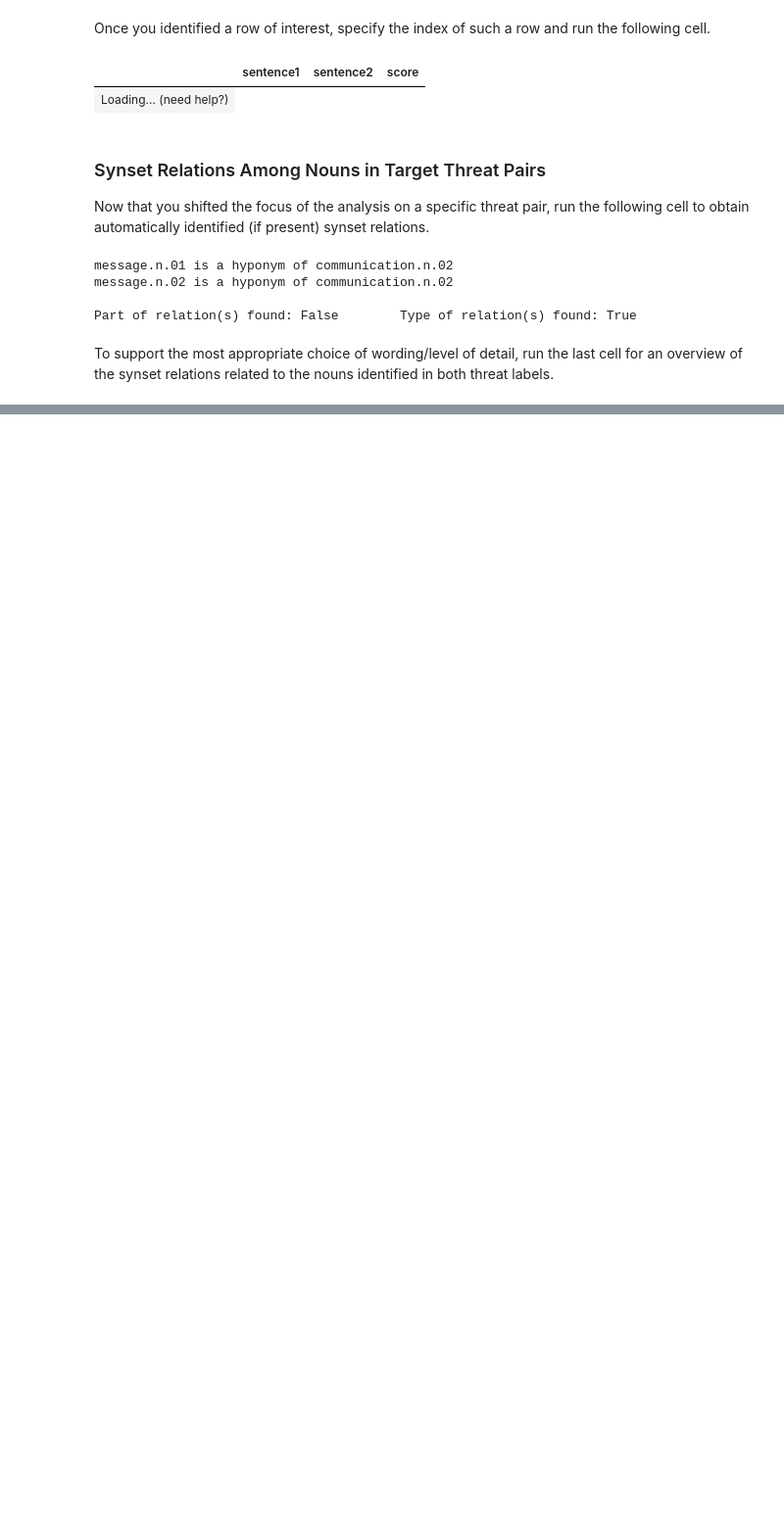
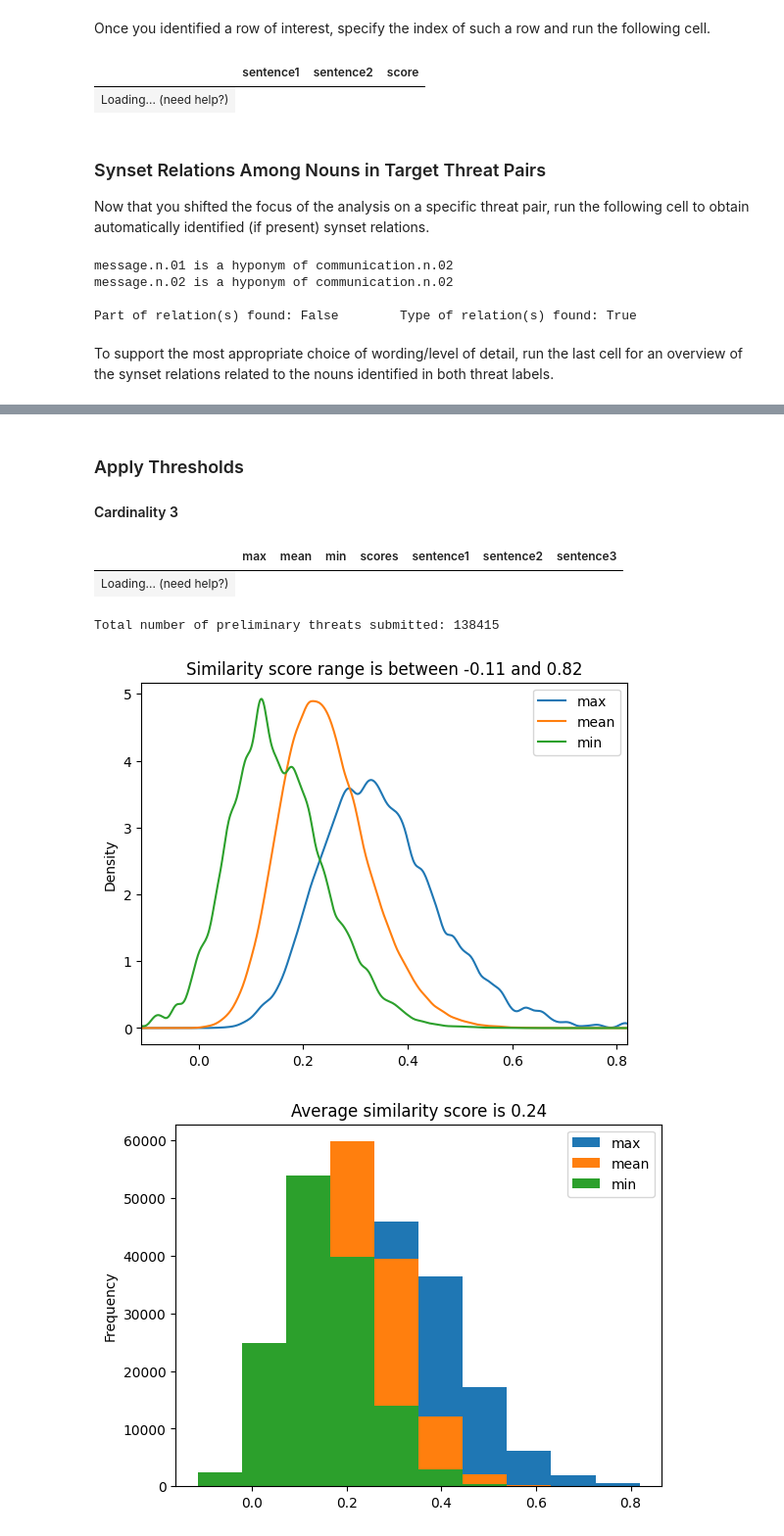
Before and after one commit to tsumarios/TEAM, a Jupyter notebook: embracing_workflow.ipynb, the cells around one changed output, grey strips where cells are left out. Shown at 98% size. Saved outputs shown, nothing was run; the diff lists cells and outputs as text; code cells hidden in the pictures; blank space fills up the shorter version.

```diff
--- a/embracing_workflow.ipynb
+++ b/embracing_workflow.ipynb
@@ -129,0 +136,24 @@ focus_df
+# %%
+from statistics import mean
+
+
+ss_k_3_df = pandas.read_csv('./data/preliminary_threats_ss_scores_with_cardinality_3.csv')
+ss_k_4_df = pandas.read_csv('./data/preliminary_threats_ss_scores_with_cardinality_4.csv')
+# ss_k_5_df = pandas.read_csv('./data/preliminary_threats_ss_scores_with_cardinality_5.csv')
+# ss_k_6_df = pandas.read_csv('./data/preliminary_threats_ss_scores_with_cardinality_6.csv')
+maxes_means = [ss_k_3_df['max'].mean(), ss_k_4_df['max'].mean(), 0.46947354958568455, 0.52947354958568455 ]  # k=5 and k=6 are still unknown
+
+
+def threshold(scores: list, maxes_mean: float, k: int) -> float:
+    if k in (1, 2):
+        return mean(scores)
+    return mean([maxes_mean, threshold(scores, maxes_means[k-3], k-1)])
+
+
+scores = ss_scores_df['score'].values
+print(f'Threshold for k=1 -> {round(threshold(scores, maxes_means[0], 1), 4)}')
+print(f'Threshold for k=2 -> {round(threshold(scores, maxes_means[0], 2), 4)}')
+print(f'Threshold for k=3 -> {round(threshold(scores, maxes_means[0], 3), 4)}')
+print(f'Threshold for k=4 -> {round(threshold(scores, maxes_means[1], 4), 4)}')
+print(f'Threshold for k=5 (estimated) -> {round(threshold(scores, maxes_means[2], 5), 4)}')
+print(f'Threshold for k=6 (estimated) -> {round(threshold(scores, maxes_means[3], 6), 4)}')
@@ -129,0 +167,25 @@ focus_df
+# %% [markdown]
+### Apply Thresholds
+
+#### Cardinality 3
+# %%
+ss_k_3_df.loc[ss_k_3_df['mean'] >= 0.65]
+# s1 = 'Manipulation of hardware and software'
+# s2 = 'Spying, SMS Interception & Modification, User Tracking.'
+# s3 = 'Mobile App spoofing'
+# ss_k_3_df[(ss_k_3_df['sentence1'].isin([s1, s2, s3])) & (ss_k_3_df['sentence2'].isin([s1, s2, s3])) & (ss_k_3_df['sentence3'].isin([s1, s2, s3]))]
+# ss_k_3_df.head()
+# %% [output]
+|  | max | mean | min | scores | sentence1 | sentence2 | sentence3 |
+| Loading... (need help?) |
+# %%
+min_score, max_score = ss_k_3_df['min'].round(2).min(), ss_k_3_df['max'].round(2).max()
+print(f'Total number of preliminary threats submitted: {len(ss_k_3_df.index)}')
+
+density_plot = ss_k_3_df.plot.density(title=f'Similarity score range is between {min_score} and {max_score}')
+density_plot.set_xlim(min_score, max_score)
+hist_plot = ss_k_3_df.plot.hist(title=f'Average similarity score is {ss_k_3_df["mean"].mean().round(2)}')
+# %% [output]
+Total number of preliminary threats submitted: 138415
+[figure, added]
+[figure, added]
```
Also changed, not shown: parts of 7 cells of this notebook.
